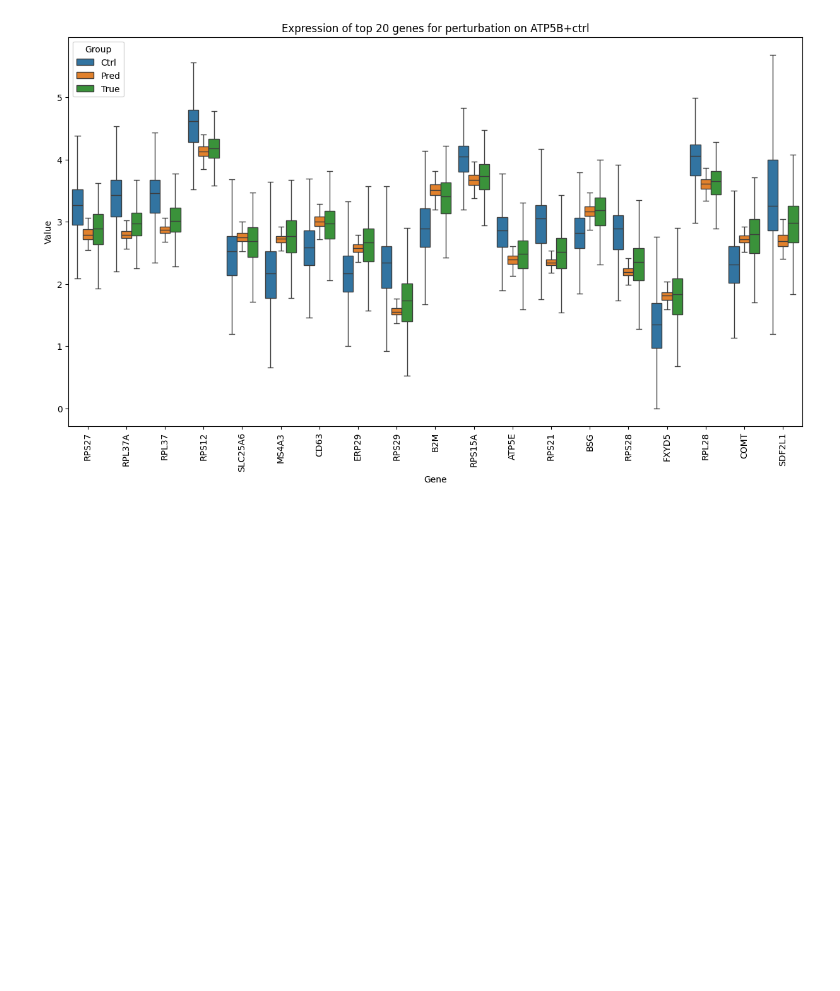
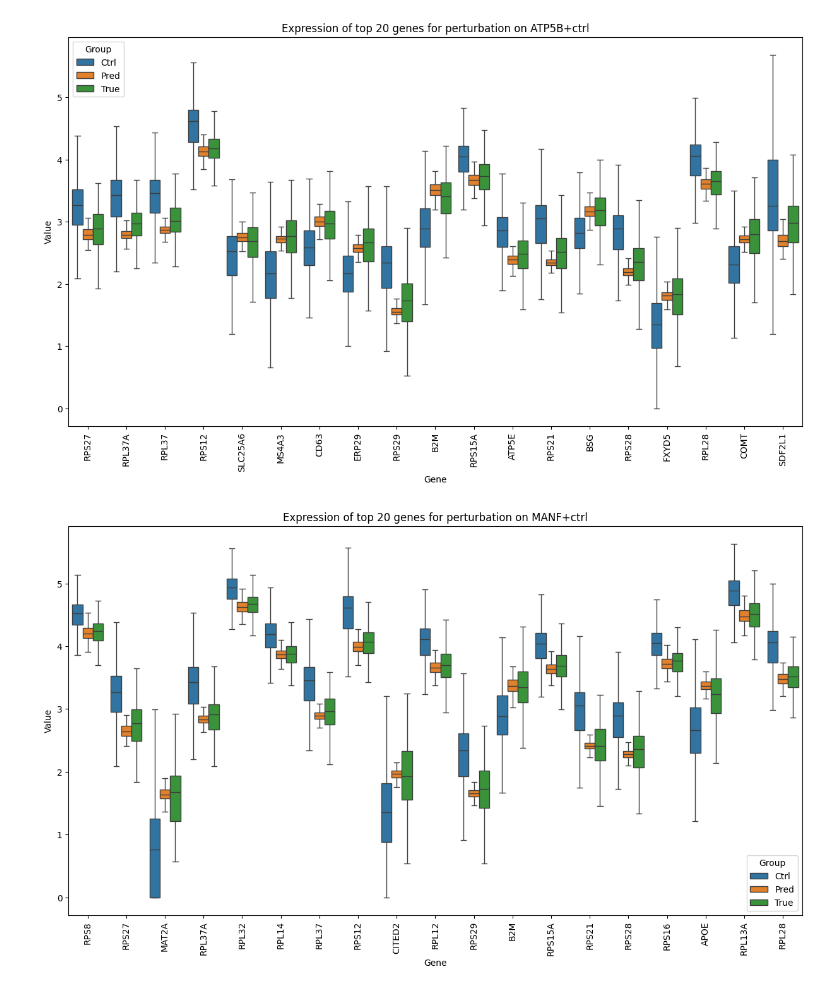
Before and after one commit to PancakeZoy/scouter, a Jupyter notebook: demo/ModelTutorial.ipynb, the cells around one changed output. Cells and saved outputs as stored; diff of their text form; code cells hidden in the pictures; blank space fills up the shorter version.

```diff
--- a/demo/ModelTutorial.ipynb
+++ b/demo/ModelTutorial.ipynb
@@ -99,6 +99,6 @@ embd
 - `key_label`: The column name of `adata.obs` that corresponds to perturbation conditions
 - `key_var_genename`: The column name of `adata.var` that corresponds to gene names. This is for readability of plots later, where you can show genes in their names instead of index or ensembl ids.
 # %%
-pertdata = ScouterData(adata=adata, embd=embd, key_label='condition', key_var_genename='gene_name')
+scouterdata = ScouterData(adata=adata, embd=embd, key_label='condition', key_var_genename='gene_name')
 # %% [markdown]
 We perform the follwing necessary preprocessing for the smooth training of `Scouter` later:
@@ -129,7 +129,7 @@ We train `Scouter` model on `pertdata`. This is a supervised training, so we wou
 # %% [markdown]
 ## `Scouter` Training
 # %%
-scouter_model = Scouter(pertdata)
+scouter_model = Scouter(scouterdata)
 scouter_model.model_init()
 scouter_model.train()
 # %% [output]
@@ -178,3 +190,7 @@ For a given perturbation in the Testing set, `Scouter.barplot()` renders a barpl
 scouter_model.barplot('ATP5B+ctrl')
 # %% [output]
 [figure]
+# %%
+scouter_model.barplot('MANF+ctrl')
+# %% [output]
+[figure, added]
```
Also changed, not shown: parts of 8 cells of this notebook.
